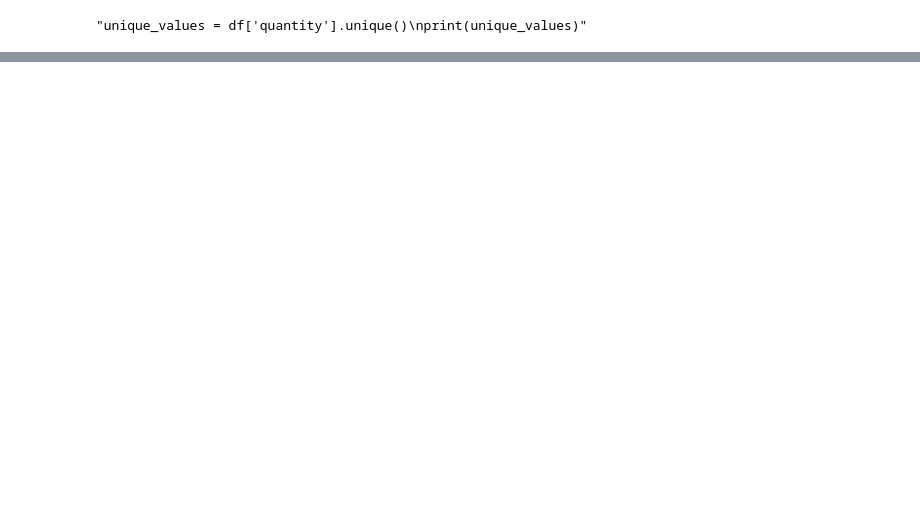
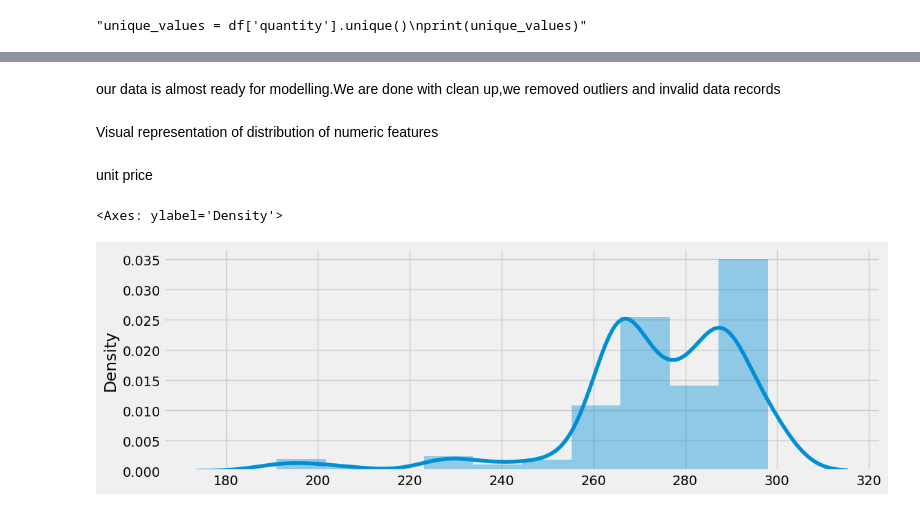
Before and after one commit to MboyaDan/Sales_prediction, a Jupyter notebook: Model/sales_predict.ipynb, the cells around one changed output, grey strips where cells are left out. Saved outputs shown, nothing was run; the diff lists cells and outputs as text; code cells hidden in the pictures; blank space fills up the shorter version.

Commit message:
...cleaning stage almost done

```diff
--- a/Model/sales_predict.ipynb
+++ b/Model/sales_predict.ipynb
@@ -258,0 +261,5 @@ print(unique_values)"""
+# %%
+#use the 98th percentile revenue value
+df_quantile = df[df['revenue'] < 315 ]
+plt.scatter(x=df_quantile.index, y=df_quantile['revenue'])
+plt.xticks(rotation=90)
@@ -258,0 +289,12 @@ print(unique_values)"""
+# %% [markdown]
+our data is almost ready for modelling.We are done with clean up,we removed outliers and invalid data records
+# %% [markdown]
+Visual representation of distribution of numeric features
+# %% [markdown]
+unit price
+# %%
+plt.figure(figsize=(12,4))
+sns.distplot(df_quantile[df_quantile['unit_price'] < 318]['unit_price'].values, kde=True, bins=10)
+# %% [output]
+<Axes: ylabel='Density'>
+[figure, added]
```
Also changed, not shown: parts of 12 cells of this notebook.
